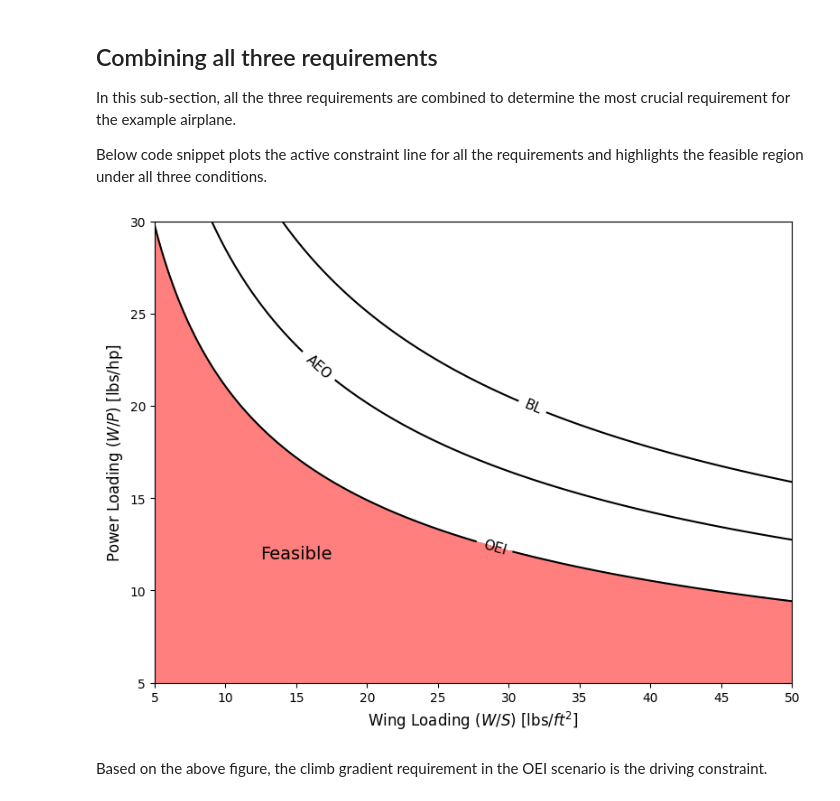
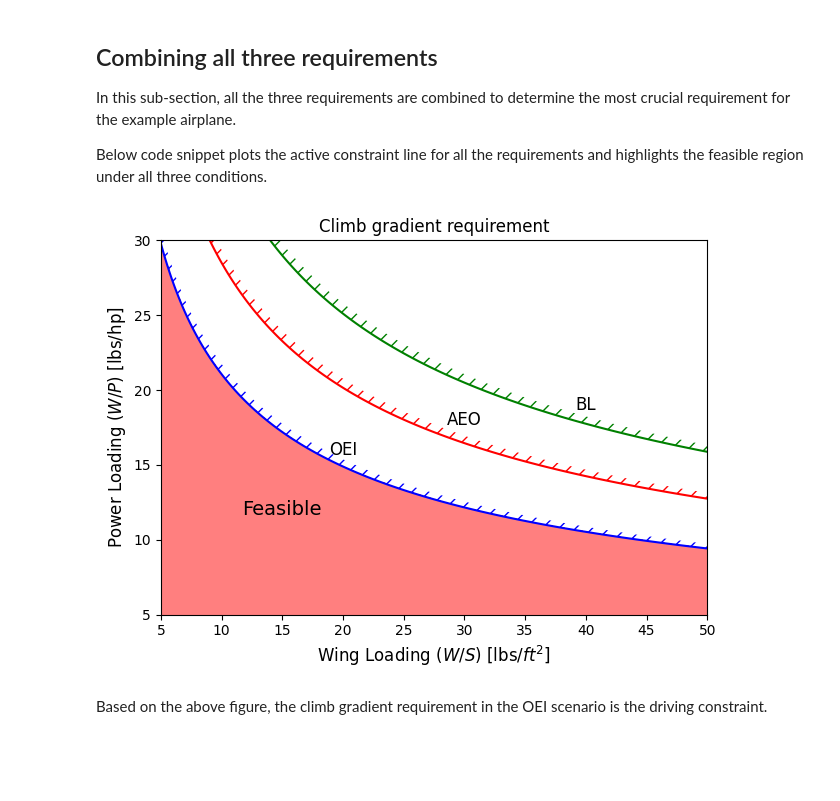
Before and after one commit to ComputationalDesignLab/aircraft-design, a Jupyter notebook: book/constraint_analysis/climb.ipynb, the cells around one changed output. Cells and saved outputs as stored; diff of their text form; code cells hidden in the pictures; blank space fills up the shorter version.

Commit message:
updated the final climb plot

```diff
--- a/book/constraint_analysis/climb.ipynb
+++ b/book/constraint_analysis/climb.ipynb
@@ -224,28 +225,37 @@ In this sub-section, all the three requirements are combined to determine the mo
 
 Below code snippet plots the active constraint line for all the requirements and highlights the feasible region under all three conditions.
 # %%
-fig, ax = plt.subplots(figsize=(8,6))
+fig, ax = plt.subplots()
 
-cs = ax.contour(wing_loading, power_loading, cgr_aeo_req, colors="k", levels=[0])#, levels=[-1e-2,1e-2], label="Take-off")
-ax.clabel(cs, fmt="AEO", fontsize=fs-1, manual=[(20,25)])
+cp = ax.contour(wing_loading, power_loading, cgr_aeo_req, colors="r", levels=[0])
+mpl.rcParams['hatch.color'] = "r"
+ax.contourf(wing_loading, power_loading, cgr_aeo_req, levels=[0, 3], colors='none', hatches=['//'])
 
-cs = ax.contour(wing_loading, power_loading, cgr_oei_req, colors="k", levels=[0])#, levels=[-1e-2,1e-2], label="Take-off")
-ax.clabel(cs, fmt="OEI", fontsize=fs-1, manual=[(30,15)])
+cp = ax.contour(wing_loading, power_loading, cgr_oei_req, colors="b", levels=[0])
+mpl.rcParams['hatch.color'] = "b"
+ax.contourf(wing_loading, power_loading, cgr_oei_req, levels=[0, 5], colors='none', hatches=['//'])
 
-cs = ax.contour(wing_loading, power_loading, cgr_bl_req, colors="k", levels=[0])#, levels=[-1e-2,1e-2], label="Take-off")
-ax.clabel(cs, fmt="BL", fontsize=fs-1, manual=[(30,17)])
+cp = ax.contour(wing_loading, power_loading, cgr_bl_req, colors="g", levels=[0])
+mpl.rcParams['hatch.color'] = "g"
+ax.contourf(wing_loading, power_loading, cgr_bl_req, levels=[0, 3], colors='none', hatches=['//'])
 
-feasible_region = np.logical_and(cgr_aeo_req <= 0, cgr_oei_req <= 0)
-feasible_region = np.logical_and(feasible_region, cgr_bl_req <= 0)
-ax.contourf(wing_loading, power_loading, feasible_region, colors="r", levels=[0.5,1], alpha=0.5)
+# Feasible region
+feasbile_region = np.logical_and.reduce([cgr_aeo_req <= 0, cgr_oei_req <= 0, cgr_bl_req <= 0])
+ax.contourf(wing_loading, power_loading, feasbile_region, colors="r", levels=[0.5,1], alpha=0.5)
 
+# Annotation
+ax.annotate("AEO", (30,18), ha="center", va="center", fontsize=fs)
+ax.annotate("OEI", (20,16), ha="center", va="center", fontsize=fs)
+ax.annotate("BL", (40,19), ha="center", va="center", fontsize=fs)
 ax.annotate("Feasible", (15,12), fontsize=14, va="center", ha="center")
+
+ax.set_title("Climb gradient requirement", fontsize=fs)
 ax.set_xlabel("Wing Loading ($W/S$) [lbs/$ft^2$]", fontsize=fs)
 ax.set_ylabel("Power Loading ($W/P$) [lbs/hp]", fontsize=fs)
 ax.tick_params(axis='both', labelsize=fs-2)
 plt.tight_layout()
 plt.show()
 # %% [output]
-[figure, old version]
+[figure, new version]
 # %% [markdown]
 Based on the above figure, the climb gradient requirement in the OEI scenario is the driving constraint.
```
Also changed, not shown: parts of 1 cell of this notebook.
